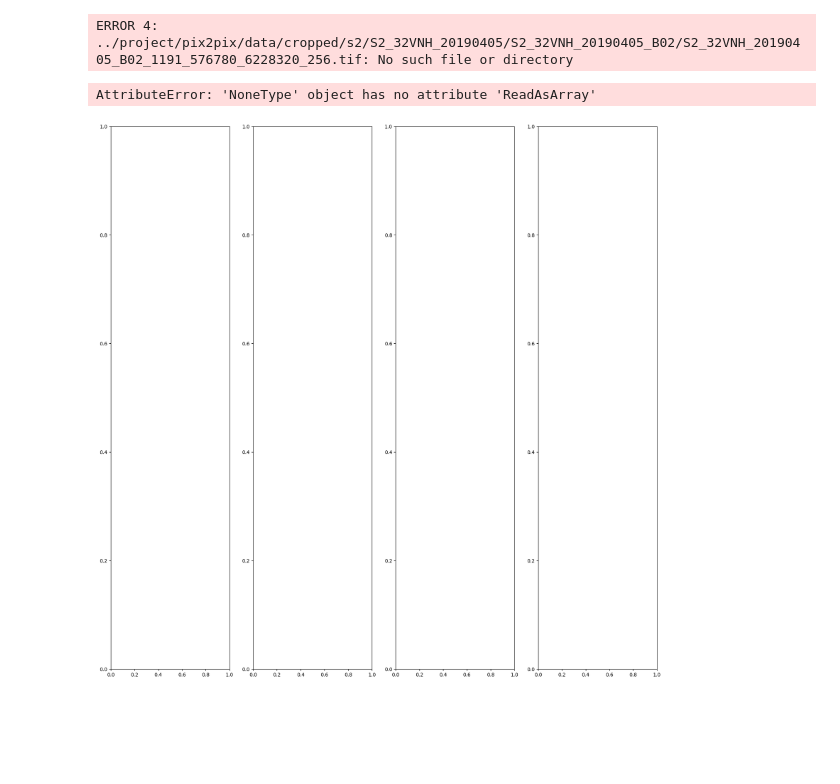
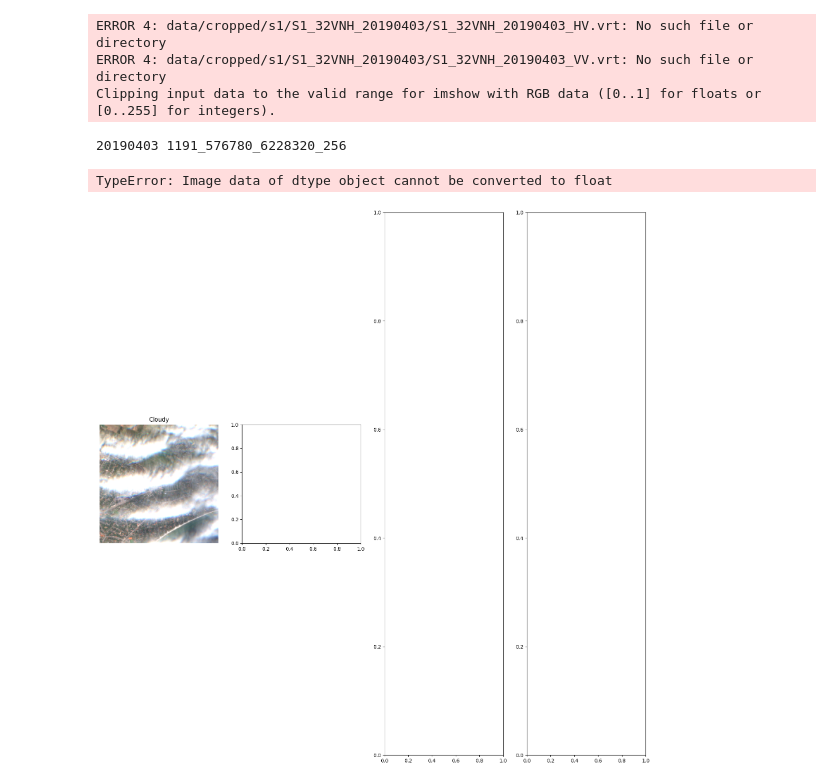
Before and after one commit to ThomasHEBRARD/cloud_removal, a Jupyter notebook: preprocess/prepare_dataset.ipynb, the cells around one changed output. Cells and saved outputs as stored; diff of their text form; code cells hidden in the pictures; blank space fills up the shorter version.

```diff
--- a/preprocess/prepare_dataset.ipynb
+++ b/preprocess/prepare_dataset.ipynb
@@ -38,11 +38,7 @@ def closest_date(target_date, date_array):
     closest_date = min(date_array, key=lambda x: abs(target - x))
     return closest_date.strftime('%Y%m%d')
 # %%
-with open("data/candidates.json", "r") as f:
-    data = json.load(f)
-
 fig, axes = plt.subplots(1, 4, figsize=(20, 20))
-
 
 cloudy = "S2_32VNH_20190405_1191_576780_6228320_256"
 # cloudy = "S2_32VNH_20190405_873_533260_6246240_256"
@@ -52,15 +48,15 @@ date_cloudy = "_".join(cloudy.split("_")[:3])
 rest = "_".join(cloudy.split("_")[3:])
 
 cloudy_B02 = gdal.Open(
-    f"../project/pix2pix/data/s_cropped/s2/{date_cloudy}/{date_cloudy}_B02/{date_cloudy}_B02_{rest}.tif"
+    f"data/cropped/s2/{date_cloudy}/{date_cloudy}_B02/{date_cloudy}_B02_{rest}.tif"
 ).ReadAsArray()
 
 cloudy_B03 = gdal.Open(
-    f"../project/pix2pix/data/s_cropped/s2/{date_cloudy}/{date_cloudy}_B03/{date_cloudy}_B03_{rest}.tif"
+    f"data/cropped/s2/{date_cloudy}/{date_cloudy}_B03/{date_cloudy}_B03_{rest}.tif"
 ).ReadAsArray()
 
 cloudy_B04 = gdal.Open(
-    f"../project/pix2pix/data/s_cropped/s2/{date_cloudy}/{date_cloudy}_B04/{date_cloudy}_B04_{rest}.tif"
+    f"data/cropped/s2/{date_cloudy}/{date_cloudy}_B04/{date_cloudy}_B04_{rest}.tif"
 ).ReadAsArray()
 
 cloudy_data = np.stack((cloudy_B04, cloudy_B03, cloudy_B02), axis=-1)/2000
@@ -73,51 +69,52 @@ date_cloud_free = "_".join(cloud_free.split("_")[:3])
 rest = "_".join(cloud_free.split("_")[3:])
 
 cloud_free_B02 = gdal.Open(
-    f"../project/pix2pix/data/s_cropped/s2/{date_cloud_free}/{date_cloud_free}_B02/{date_cloud_free}_B02_{rest}.tif"
+    f"data/cropped/s2/{date_cloud_free}/{date_cloud_free}_B02/{date_cloud_free}_B02_{rest}.tif"
 ).ReadAsArray()
 
 cloud_free_B03 = gdal.Open(
-    f"../project/pix2pix/data/s_cropped/s2/{date_cloud_free}/{date_cloud_free}_B03/{date_cloud_free}_B03_{rest}.tif"
+    f"data/cropped/s2/{date_cloud_free}/{date_cloud_free}_B03/{date_cloud_free}_B03_{rest}.tif"
 ).ReadAsArray()
 
 cloud_free_B04 = gdal.Open(
-    f"../project/pix2pix/data/s_cropped/s2/{date_cloud_free}/{date_cloud_free}_B04/{date_cloud_free}_B04_{rest}.tif"
+    f"data/cropped/s2/{date_cloud_free}/{date_cloud_free}_B04/{date_cloud_free}_B04_{rest}.tif"
 ).ReadAsArray()
 
 cloud_free_data = np.stack((cloud_free_B04, cloud_free_B03, cloud_free_B02), axis=-1)/2000
 
 ### ADDIND SAR DATA ###
 
-s1_dates = [d.split("_")[-1] for d in os.listdir(f"../project/pix2pix/data/cropped/s1/")]
+s1_dates = [d.split("_")[-1] for d in os.listdir(f"data/cropped/s1/")]
 date_s1 = closest_date(date_cloudy.split("_")[-1], s1_dates)
-y = int(rest.split("_")[-2]) - 1
-rest = "_".join(rest.split("_")[:-2]) + "_" + str(y) + "_256"
-os.chdir("../project/pix2pix/")
-s1_HV = gdal.Open(f"data/s_cropped/s1/S1_32VNH_{date_s1}/S1_32VNH_{date_s1}_HV/S1_32VNH_{date_s1}_HV_{rest}.vrt").ReadAsArray()
-s1_VV = gdal.Open(f"data/s_cropped/s1/S1_32VNH_{date_s1}/S1_32VNH_{date_s1}_VV/S1_32VNH_{date_s1}_VV_{rest}.vrt").ReadAsArray()
+
+s1_HV = gdal.Open(f"data/cropped/s1/S1_32VNH_{date_s1}/S1_32VNH_{date_s1}_HV/S1_32VNH_{date_s1}_HV_{rest}.vrt").ReadAsArray()
+s1_VV = gdal.Open(f"data/cropped/s1/S1_32VNH_{date_s1}/S1_32VNH_{date_s1}_VV/S1_32VNH_{date_s1}_VV_{rest}.vrt").ReadAsArray()
 
 axes[0].imshow(cloudy_data)
 axes[0].set_title('Cloudy')
 axes[0].axis('off')  # Hide axes
 
 # Display image2 in the second subplot
 axes[1].imshow(s1_HV)
 axes[1].set_title('SAR HV')
 axes[1].axis('off')  # Hide axes
 
 # Display image2 in the second subplot
 axes[2].imshow(s1_VV)
 axes[2].set_title('SAR VV')
 axes[2].axis('off')  # Hide axes
 
 # Display image2 in the second subplot
 axes[3].imshow(cloud_free_data)
 axes[3].set_title('Cloud Free')
 axes[3].axis('off')  # Hide axes
 
 # Show the plot
 plt.show()
 # %% [output]
-ERROR 4: ../project/pix2pix/data/cropped/s2/S2_32VNH_20190405/S2_32VNH_20190405_B02/S2_32VNH_20190405_B02_1191_576780_6228320_256.tif: No such file or directory
+ERROR 4: data/cropped/s1/S1_32VNH_20190403/S1_32VNH_20190403_HV.vrt: No such file or directory
+ERROR 4: data/cropped/s1/S1_32VNH_20190403/S1_32VNH_20190403_VV.vrt: No such file or directory
+Clipping input data to the valid range for imshow with RGB data ([0..1] for floats or [0..255] for integers).
-AttributeError: 'NoneType' object has no attribute 'ReadAsArray'
+20190403 1191_576780_6228320_256
+TypeError: Image data of dtype object cannot be converted to float
-[figure, old version]
+[figure, new version]
```
Also changed, not shown: 2 other files.
